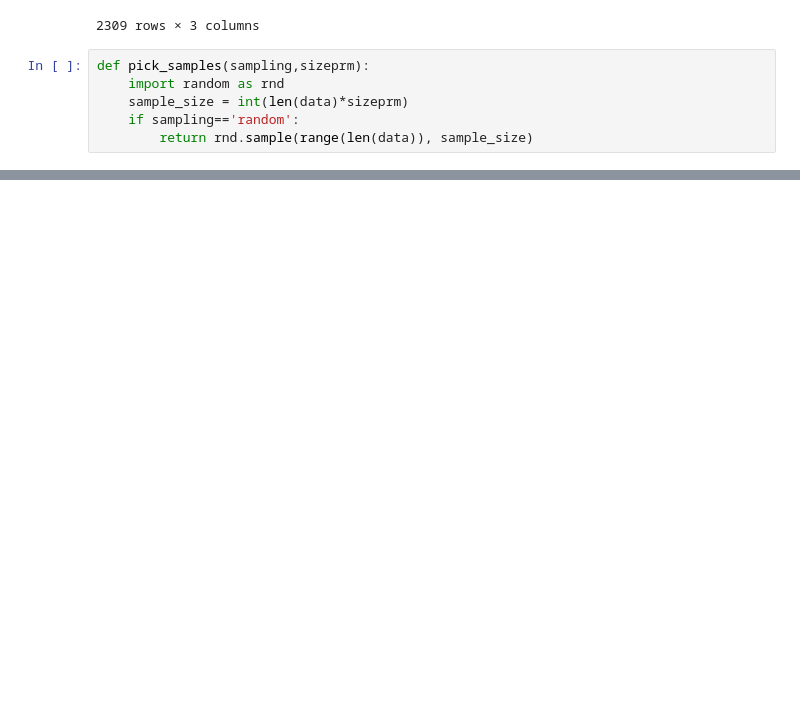
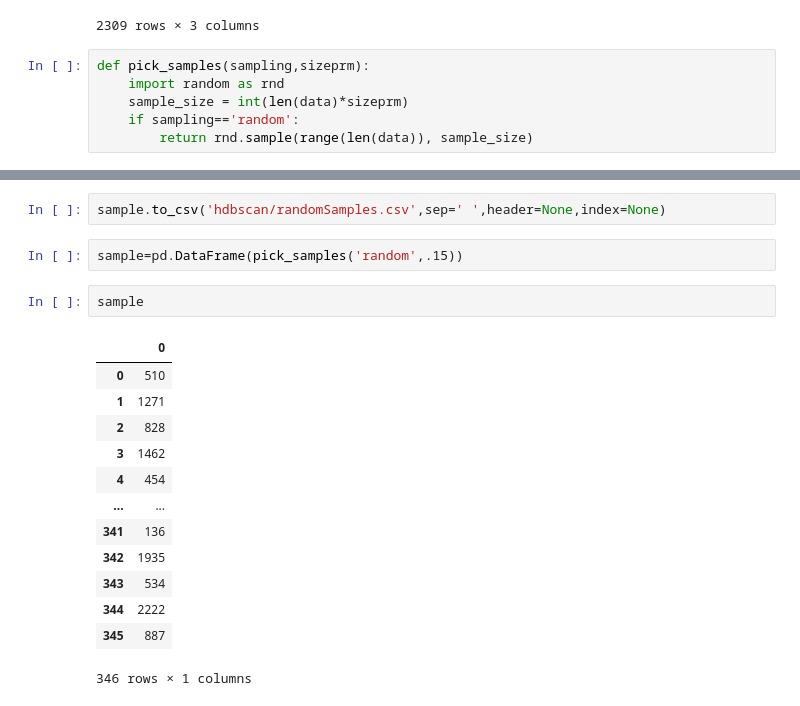
Before and after one commit to nidhiahl/if-sampling, a Jupyter notebook: randomSampling.ipynb, the cells around one changed output, grey strips where cells are left out. Drawn from its saved outputs; the diff is of its cells as text; blank space fills up the shorter version.

```diff
--- a/randomSampling.ipynb
+++ b/randomSampling.ipynb
@@ -45,0 +57,20 @@ plt.scatter(sample_data[0],sample_data[1], marker = '*')
+# %%
+sample.to_csv('hdbscan/randomSamples.csv',sep=' ',header=None,index=None)
+# %%
+sample=pd.DataFrame(pick_samples('random',.15))
+# %%
+sample
+# %% [output]
+|  | 0 |
+| 0 | 510 |
+| 1 | 1271 |
+| 2 | 828 |
+| 3 | 1462 |
+| 4 | 454 |
+| ... | ... |
+| 341 | 136 |
+| 342 | 1935 |
+| 343 | 534 |
+| 344 | 2222 |
+| 345 | 887 |
+346 rows × 1 columns
```
Also changed, not shown: parts of 9 cells of this notebook, 9 other files.
